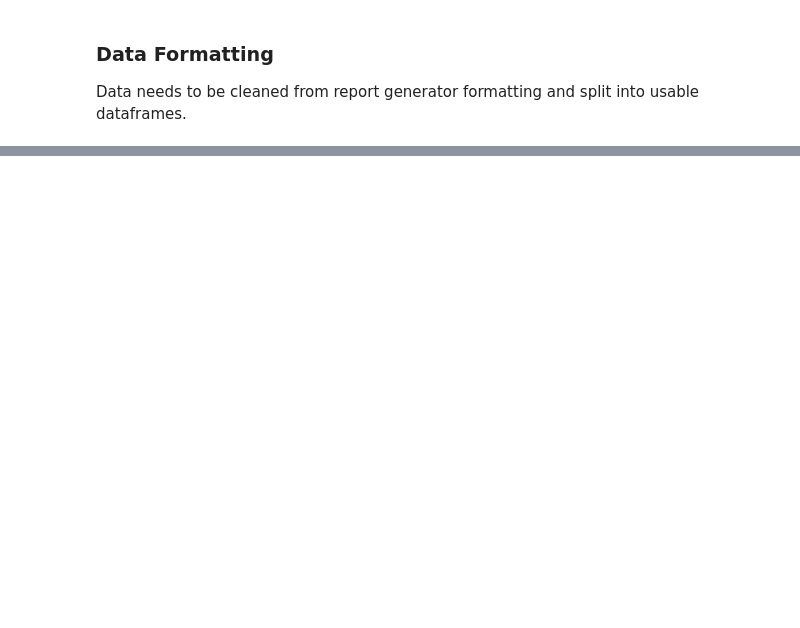
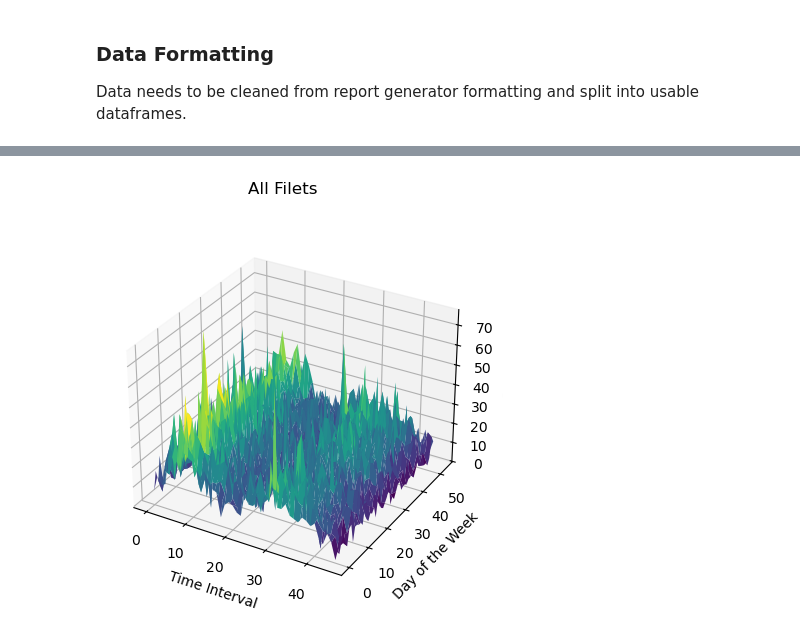
Before and after one commit to Sylis-V/cfa-predictor, a Jupyter notebook: model_training.ipynb, the cells around one changed output, grey strips where cells are left out. Drawn from its saved outputs; the diff is of its cells as text; code cells hidden in the pictures; blank space fills up the shorter version.

Commit message:
Final data preprocessing before tensor creation

```diff
--- a/model_training.ipynb
+++ b/model_training.ipynb
@@ -31,3 +53,20 @@ Data needs to be cleaned from report generator formatting and split into usable
+# %%
+multiplier_dict : dict[str, int] = {}  # Initialize an empty dictionary to store the mapping of item names to their respective multipliers
+# Read the multipliers from the CSV files and populate the multiplier_dict
+for file in multiplier_files:
+    with open(file, mode='r') as csvfile:
+        reader = csv.reader(csvfile)
+        for row in reader:
+            # Skip the first row if it contains headers (assuming the first row contains headers if it has non-numeric values in the second column)
+            if reader.line_num == 1 and (len(row) < 2 or not row[1].strip().isdigit()):
+                continue
+            if len(row) >= 2:  # Ensure that the row has at least two columns (item name and multiplier)
+                item_name = row[0].strip()  # Get the item name and remove any leading/trailing whitespace
+                try:
+                    multiplier = int(row[1].strip())  # Get the multiplier and convert it to an integer
+                    multiplier_dict[item_name] = multiplier  # Add the item name and multiplier to the dictionary
+                except ValueError:
+                    print(f"Warning: Could not convert multiplier '{row[1]}' for item '{item_name}' to an integer. Skipping this entry.")
 # %%
 def convert_to_24h(time_str: str) -> dt.datetime:
     '''
@@ -202,0 +188,64 @@ Text(0.5, 0, 'Sales')
+# %%
+# Show a 3D plot of the summed sales data across all items for each time interval to visualize overall sales trends throughout the day
+df_list : list[tuple[pd.DataFrame, str, dt.date]] = []
+
+for file in xls_files:
+    df = pd.read_excel(file)  # Read each Excel file into a DataFrame
+    df_list.append((df, file.stem, dt.date.today()))  # Append the raw DataFrame to the list for potential future use
+
+cleaned_df_list : list[tuple[pd.DataFrame, str, dt.date]]= []
+for df in df_list:
+    cleaned_df = df_cleaner(df[0], df[1])  # Clean each raw dataframe and get the summed sales data for all items
+    cleaned_df_list.append((cleaned_df, df[1], df[2]))  # Append the cleaned DataFrame to the list
+
+
+filets_list : list[tuple[pd.DataFrame, str, dt.date]] = []
+nuggets_list : list[tuple[pd.DataFrame, str, dt.date]] = []
+spicy_list : list[tuple[pd.DataFrame, str, dt.date]] = []
+strips_list : list[tuple[pd.DataFrame, str, dt.date]] = []
+
+for df in cleaned_df_list:
+    if "filets" in df[1].lower():
+        filets_list.append(df)
+    elif "nuggets" in df[1].lower():
+        nuggets_list.append(df)
+    elif "spicy" in df[1].lower():
+        spicy_list.append(df)
+    elif "strips" in df[1].lower():
+        strips_list.append(df)
+
+print(f"Found {len(filets_list)} filets dataframes, {len(nuggets_list)} nuggets dataframes, {len(spicy_list)} spicy dataframes, and {len(strips_list)} strips dataframes.")
+
+all_proteins : list[list[tuple[pd.DataFrame, str, dt.date]]] = [filets_list, nuggets_list, spicy_list, strips_list]  # Create a list of tuples containing the dataframes for each protein category]
+stitched_protein : list[pd.DataFrame] = []  # Initialize an empty list to store the stitched dataframes for each protein category
+# Stitch together df end to end
+for protein in all_proteins:
+    for i in range(len(protein)):
+        if i != 0:
+            protein[i][0].rename(columns={protein[i][0].columns[1]: 'Monday'+str(i), protein[i][0].columns[2]: 'Tuesday'+str(i), protein[i][0].columns[3]: 'Wednesday'+str(i),
+                                protein[i][0].columns[4]: 'Thursday'+str(i), protein[i][0].columns[5]: 'Friday'+str(i), protein[i][0].columns[6]: 'Saturday'+str(i)},
+                                inplace=True)
+
+    for i in range(len(protein)):
+        if i == 0:
+            stitched_protein.append(protein[i][0].copy())
+        else:
+            stitched_protein[-1] = pd.concat([stitched_protein[-1], protein[i][0].iloc[:, 1:]], axis=1)
+
+
+protein_labels = ['Filets', 'Nuggets', 'Spicy', 'Strips']
+
+for i, protein in enumerate(stitched_protein):
+    fig = plt.figure()
+    ax = fig.add_subplot(111, projection='3d')
+    x = protein['Time Interval'].to_numpy().clip(0, 46)
+    y = np.arange(protein.shape[1] - 1)
+    X, Y = np.meshgrid(x, y)
+    Z = protein.iloc[:, 1:].values.T
+    ax.plot_surface(X, Y, Z, cmap='viridis')
+    ax.set_xlabel('Time Interval')
+    ax.set_ylabel('Day of the Week')
+    ax.set_zlabel('Sales')
+    fig.suptitle(f'All {protein_labels[i]}')
+    plt.show()
+# %% [output]
@@ -202,0 +253 @@ Text(0.5, 0, 'Sales')
+[figure, added]
```
Also changed, not shown: parts of 14 cells of this notebook, 4 other files.
